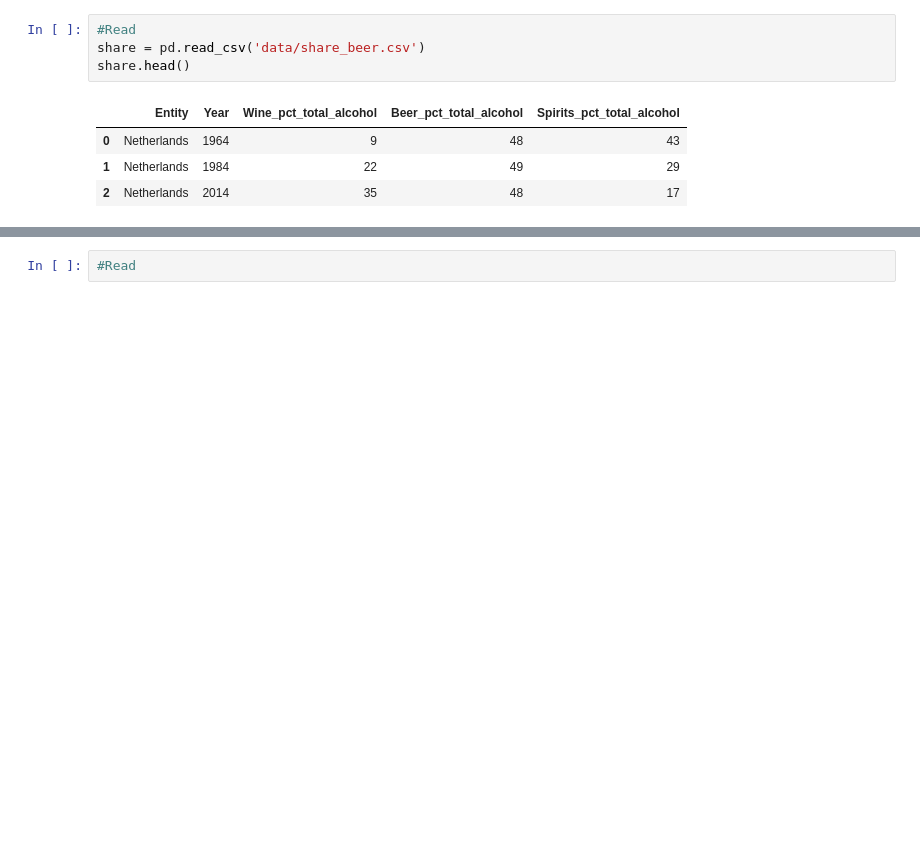
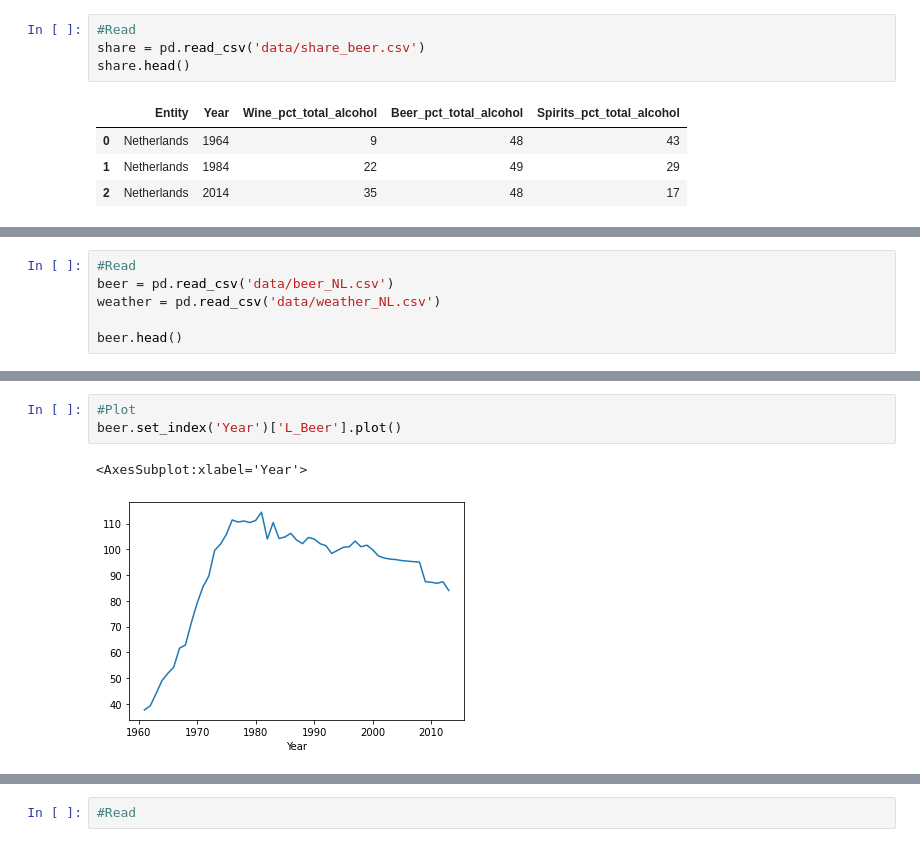
Before and after one commit to AjiacoVic/StoryTelling_project, a Jupyter notebook: BEER Exploring Data.ipynb, the cells around one changed output, grey strips where cells are left out. Saved outputs shown, nothing was run; the diff lists cells and outputs as text; blank space fills up the shorter version.

```diff
--- a/BEER Exploring Data.ipynb
+++ b/BEER Exploring Data.ipynb
@@ -73,0 +81,6 @@ beer-drinking pattern'''
+# %%
+#Read
+beer = pd.read_csv('data/beer_NL.csv')
+weather = pd.read_csv('data/weather_NL.csv')
+
+beer.head()
@@ -73,0 +94,6 @@ beer-drinking pattern'''
+# %%
+#Plot
+beer.set_index('Year')['L_Beer'].plot()
+# %% [output]
+<AxesSubplot:xlabel='Year'>
+[figure, added]
```
Also changed, not shown: parts of 46 cells of this notebook, 1 other file.
